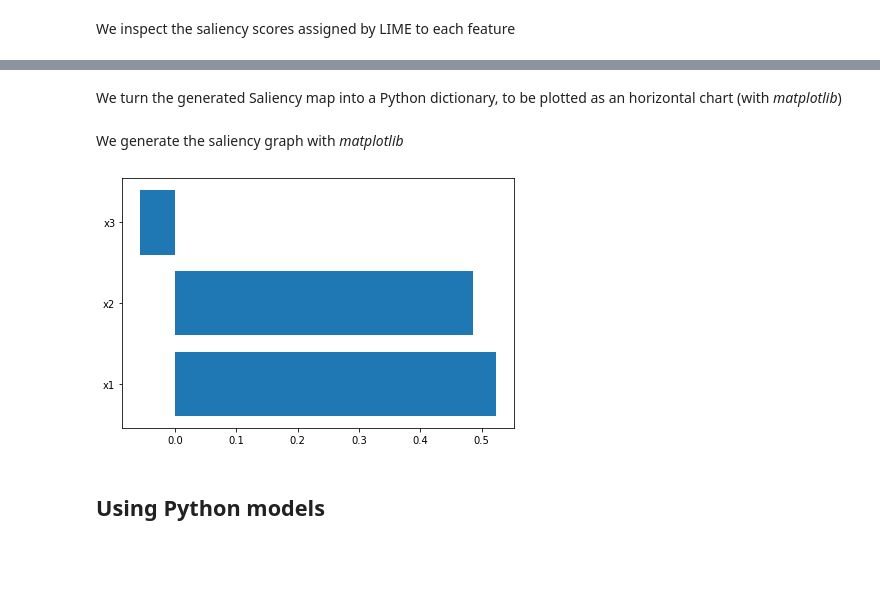
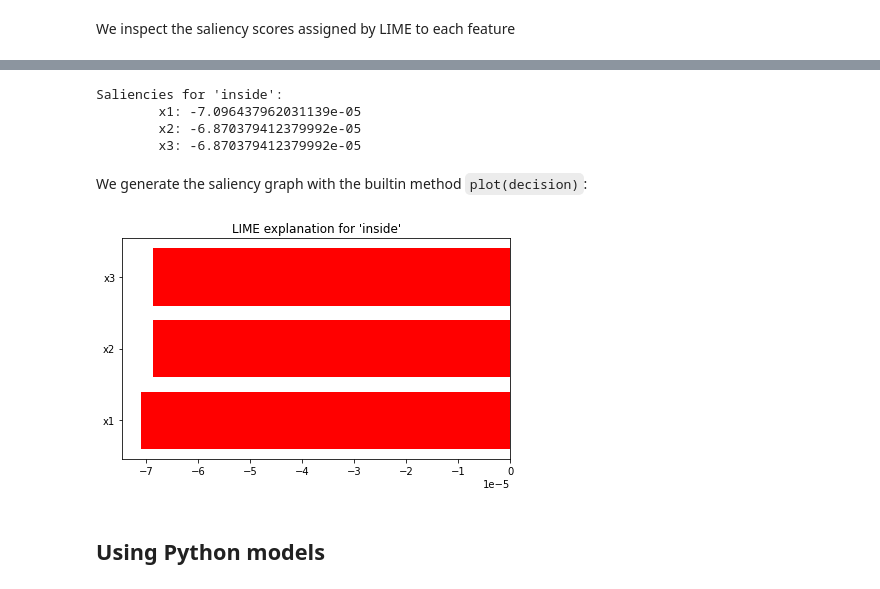
Before and after one commit to trustyai-explainability/trustyai-explainability-python-examples, a Jupyter notebook: examples/Lime.ipynb, the cells around one changed output, grey strips where cells are left out. Cells and saved outputs as stored; diff of their text form; code cells hidden in the pictures; blank space fills up the shorter version.

```diff
--- a/examples/Lime.ipynb
+++ b/examples/Lime.ipynb
@@ -108,6 +95,6 @@ SLF4J: See http://www.slf4j.org/codes.html#StaticLoggerBinder for further detail
 # %% [markdown]
 We generate the **explanation** as a _dict : decision --> saliency_.
 # %%
-exp = explainer.explain(prediction, model)
+explanation = explainer.explain(prediction, model)
 # %% [markdown]
 We inspect the saliency scores assigned by LIME to each feature
@@ -124,2 +100,0 @@ x3: -0.05709946333629923
-# %% [markdown]
-We turn the generated Saliency map into a Python dictionary, to be plotted as an horizontal chart (with *matplotlib*)
@@ -134,16 +101,16 @@ s_dict = s2dict(exp, decision)
+# %%
+print(explanation.show(decision))
+# %% [output]
+Saliencies for 'inside':
+        x1: -7.096437962031139e-05
+        x2: -6.870379412379992e-05
+        x3: -6.870379412379992e-05
 # %% [markdown]
-We generate the saliency graph with *matplotlib*
+We generate the saliency graph with the builtin method `plot(decision)`:
-# %%
-import matplotlib.pyplot as plt
-
-def to_chart(s_dict):
-    plt.barh(range(len(s_dict)), s_dict.values(), align='center')
-    plt.yticks(range(len(s_dict)), list(s_dict.keys()))
-    plt.tight_layout()
-
-to_chart(s_dict)
-# %% [output]
-[figure, removed]
+# %%
+explanation.plot(decision)
+# %% [output]
+[figure, added]
 # %% [markdown]
 ## Using Python models
 # %% [markdown]
```
Also changed, not shown: parts of 9 cells of this notebook, 1 other file.
